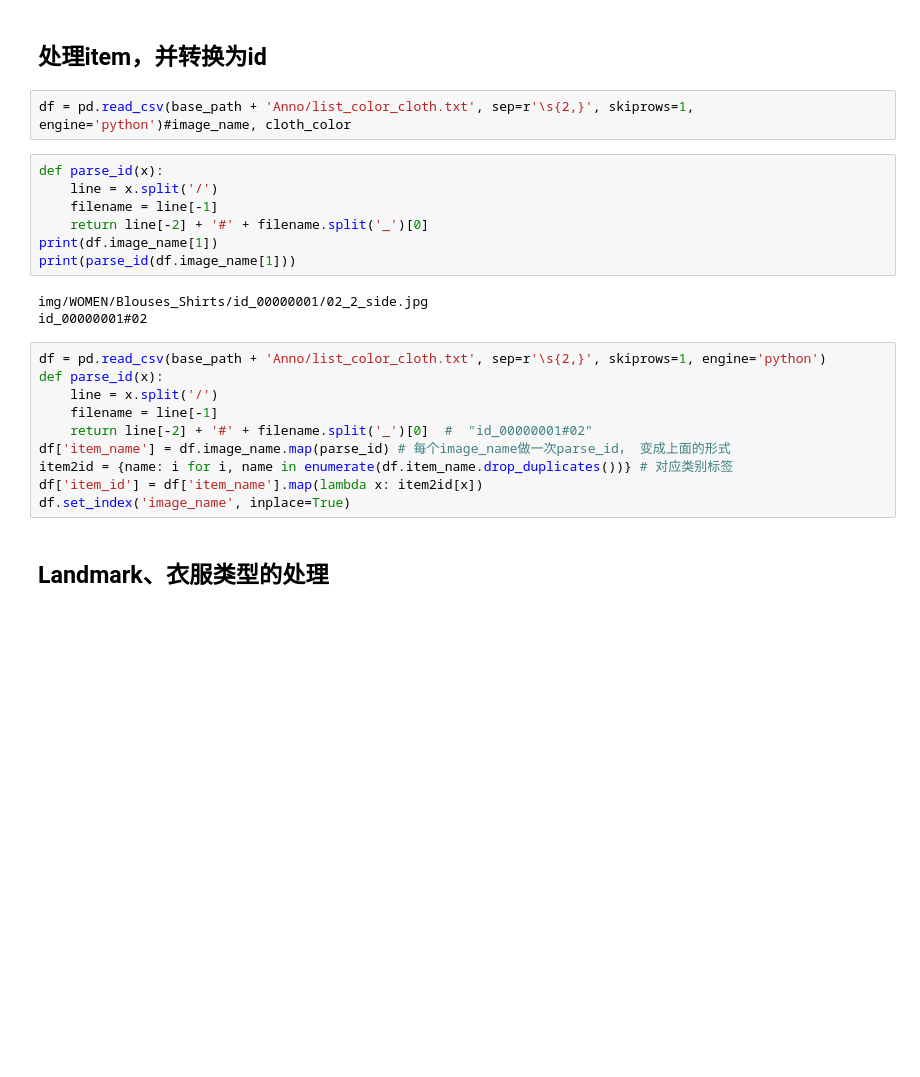
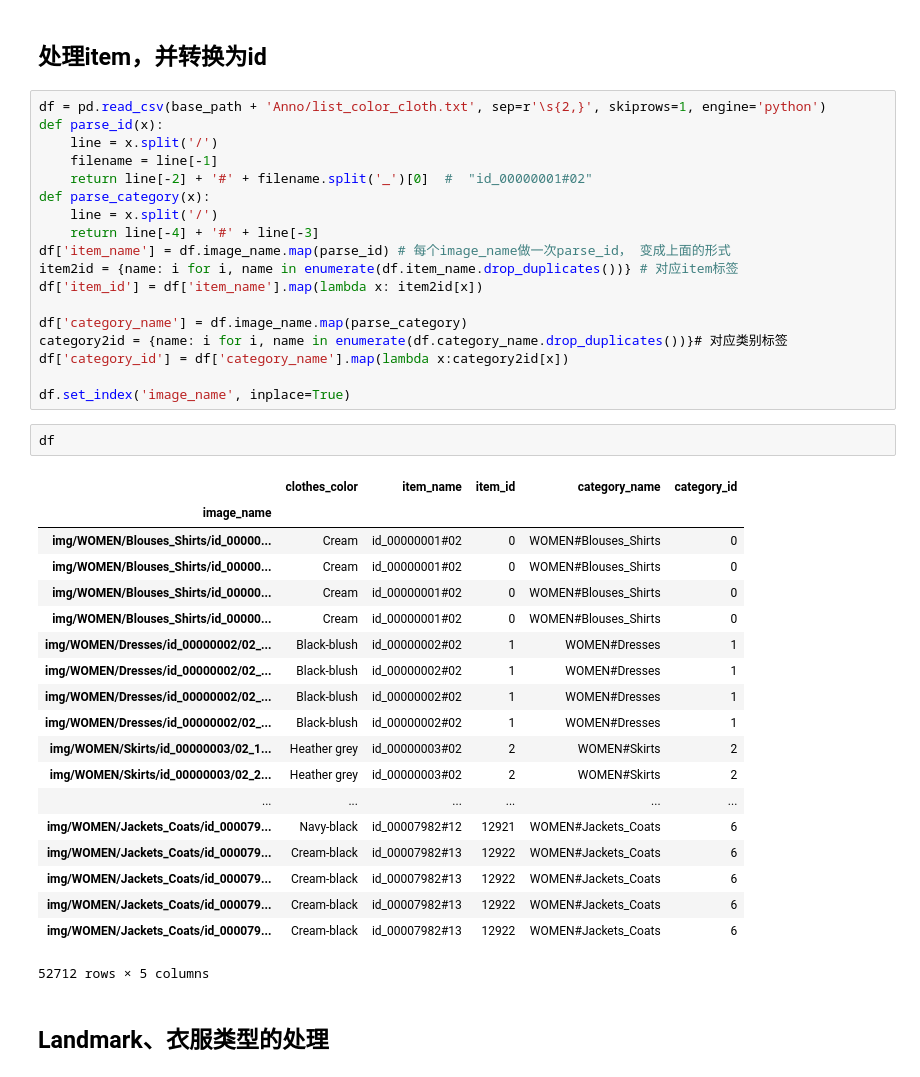
Before and after one commit to fdjingyuan/virtual-try-on, a Jupyter notebook: inshop.ipynb, the cells around one changed output. Drawn from its saved outputs; the diff is of its cells as text; blank space fills up the shorter version.

```diff
--- a/inshop.ipynb
+++ b/inshop.ipynb
@@ -7,28 +7,46 @@ import re
 base_path = '/home/jyliu/dataset/in-shop-Clothes-Retrieval/'
 # %% [markdown]
 ## 处理item，并转换为id
-# %%
-df = pd.read_csv(base_path + 'Anno/list_color_cloth.txt', sep=r'\s{2,}', skiprows=1, engine='python')#image_name, cloth_color
-# %%
-def parse_id(x):
-    line = x.split('/')
-    filename = line[-1]
-    return line[-2] + '#' + filename.split('_')[0]
-print(df.image_name[1])
-print(parse_id(df.image_name[1]))
-# %% [output]
-img/WOMEN/Blouses_Shirts/id_00000001/02_2_side.jpg
-id_00000001#02
 # %%
 df = pd.read_csv(base_path + 'Anno/list_color_cloth.txt', sep=r'\s{2,}', skiprows=1, engine='python')
 def parse_id(x):
     line = x.split('/')
     filename = line[-1]
     return line[-2] + '#' + filename.split('_')[0]  #  "id_00000001#02"
+def parse_category(x):
+    line = x.split('/')
+    return line[-4] + '#' + line[-3]
 df['item_name'] = df.image_name.map(parse_id) # 每个image_name做一次parse_id， 变成上面的形式
-item2id = {name: i for i, name in enumerate(df.item_name.drop_duplicates())} # 对应类别标签
+item2id = {name: i for i, name in enumerate(df.item_name.drop_duplicates())} # 对应item标签
 df['item_id'] = df['item_name'].map(lambda x: item2id[x])
+
+df['category_name'] = df.image_name.map(parse_category)
+category2id = {name: i for i, name in enumerate(df.category_name.drop_duplicates())}# 对应类别标签
+df['category_id'] = df['category_name'].map(lambda x:category2id[x])
+
 df.set_index('image_name', inplace=True)
+# %%
+df
+# %% [output]
+|  | clothes_color | item_name | item_id | category_name | category_id |
+| image_name |  |  |  |  |  |
+| img/WOMEN/Blouses_Shirts/id_00000... | Cream | id_00000001#02 | 0 | WOMEN#Blouses_Shirts | 0 |
+| img/WOMEN/Blouses_Shirts/id_00000... | Cream | id_00000001#02 | 0 | WOMEN#Blouses_Shirts | 0 |
+| img/WOMEN/Blouses_Shirts/id_00000... | Cream | id_00000001#02 | 0 | WOMEN#Blouses_Shirts | 0 |
+| img/WOMEN/Blouses_Shirts/id_00000... | Cream | id_00000001#02 | 0 | WOMEN#Blouses_Shirts | 0 |
+| img/WOMEN/Dresses/id_00000002/02_... | Black-blush | id_00000002#02 | 1 | WOMEN#Dresses | 1 |
+| img/WOMEN/Dresses/id_00000002/02_... | Black-blush | id_00000002#02 | 1 | WOMEN#Dresses | 1 |
+| img/WOMEN/Dresses/id_00000002/02_... | Black-blush | id_00000002#02 | 1 | WOMEN#Dresses | 1 |
+| img/WOMEN/Dresses/id_00000002/02_... | Black-blush | id_00000002#02 | 1 | WOMEN#Dresses | 1 |
+| img/WOMEN/Skirts/id_00000003/02_1... | Heather grey | id_00000003#02 | 2 | WOMEN#Skirts | 2 |
+| img/WOMEN/Skirts/id_00000003/02_2... | Heather grey | id_00000003#02 | 2 | WOMEN#Skirts | 2 |
+| ... | ... | ... | ... | ... | ... |
+| img/WOMEN/Jackets_Coats/id_000079... | Navy-black | id_00007982#12 | 12921 | WOMEN#Jackets_Coats | 6 |
+| img/WOMEN/Jackets_Coats/id_000079... | Cream-black | id_00007982#13 | 12922 | WOMEN#Jackets_Coats | 6 |
+| img/WOMEN/Jackets_Coats/id_000079... | Cream-black | id_00007982#13 | 12922 | WOMEN#Jackets_Coats | 6 |
+| img/WOMEN/Jackets_Coats/id_000079... | Cream-black | id_00007982#13 | 12922 | WOMEN#Jackets_Coats | 6 |
+| img/WOMEN/Jackets_Coats/id_000079... | Cream-black | id_00007982#13 | 12922 | WOMEN#Jackets_Coats | 6 |
+52712 rows × 5 columns
 # %% [markdown]
 ## Landmark、衣服类型的处理
 # %%
```
Also changed, not shown: parts of 6 cells of this notebook, 4 other files.
